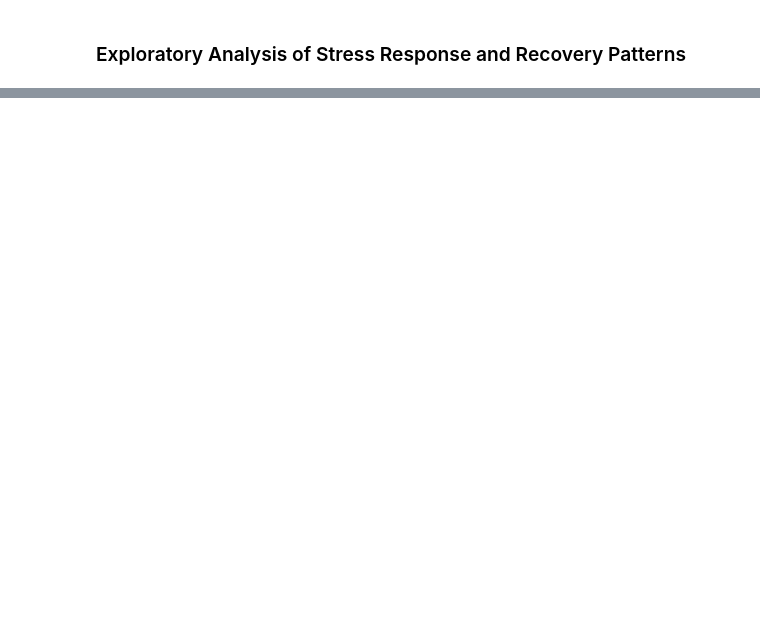
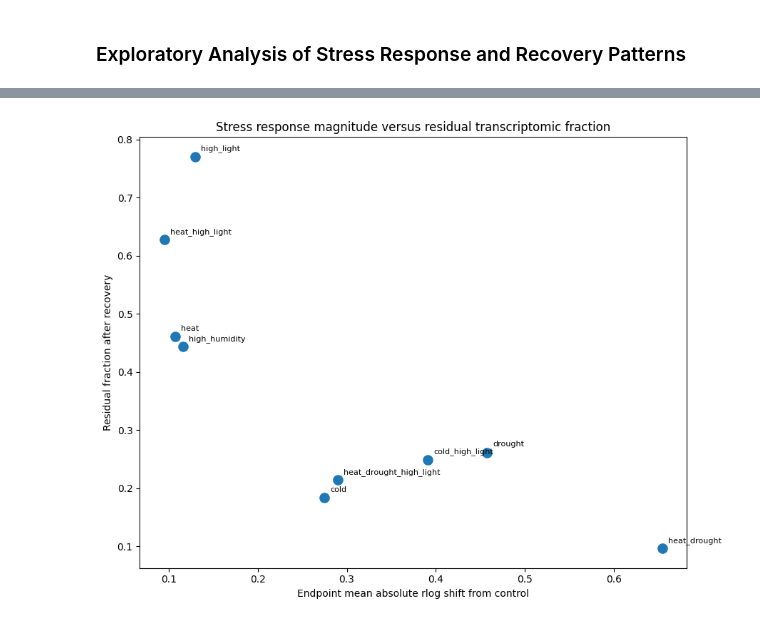
Before and after one commit to WizardNox/Arabdiopsis-Thaliana, a Jupyter notebook: notebooks/exploratory_analysis.ipynb, the cells around one changed output, grey strips where cells are left out. Drawn from its saved outputs; the diff is of its cells as text; code cells hidden in the pictures; blank space fills up the shorter version.

```diff
--- a/notebooks/exploratory_analysis.ipynb
+++ b/notebooks/exploratory_analysis.ipynb
@@ -30,0 +173,10 @@ import matplotlib.pyplot as plt
+# %%
+endpoint_shift = endpoint_expression.subtract(
+    control_profile,
+    axis=0
+)
+
+recovery_shift = recovery_expression.subtract(
+    control_profile,
+    axis=0
+)
@@ -30,0 +470,10 @@ import matplotlib.pyplot as plt
+# %%
+response_magnitude["residual_fraction"] = (
+    response_magnitude["recovery_mean_abs_shift"]
+    /
+    response_magnitude["endpoint_mean_abs_shift"]
+)
+
+response_magnitude["reduction_fraction"] = (
+    1 - response_magnitude["residual_fraction"]
+)
@@ -30,0 +524,32 @@ import matplotlib.pyplot as plt
+# %%
+plt.figure(figsize=(9, 7))
+
+plt.scatter(
+    response_magnitude["endpoint_mean_abs_shift"],
+    response_magnitude["residual_fraction"],
+    s=90
+)
+
+for condition, row in response_magnitude.iterrows():
+    plt.annotate(
+        condition,
+        (
+            row["endpoint_mean_abs_shift"],
+            row["residual_fraction"]
+        ),
+        xytext=(6, 6),
+        textcoords="offset points",
+        fontsize=8
+    )
+
+plt.xlabel("Endpoint mean absolute rlog shift from control")
+plt.ylabel("Residual fraction after recovery")
+
+plt.title(
+    "Stress response magnitude versus residual transcriptomic fraction"
+)
+
+plt.tight_layout()
+plt.show()
+# %% [output]
+[figure, added]
```
Also changed, not shown: parts of 198 cells of this notebook, 9 other files.
